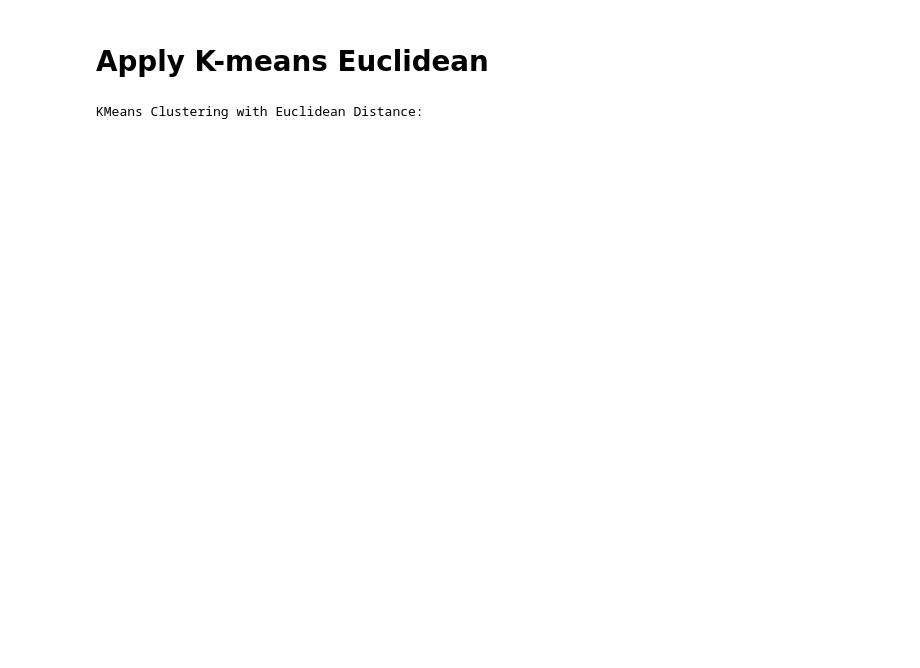
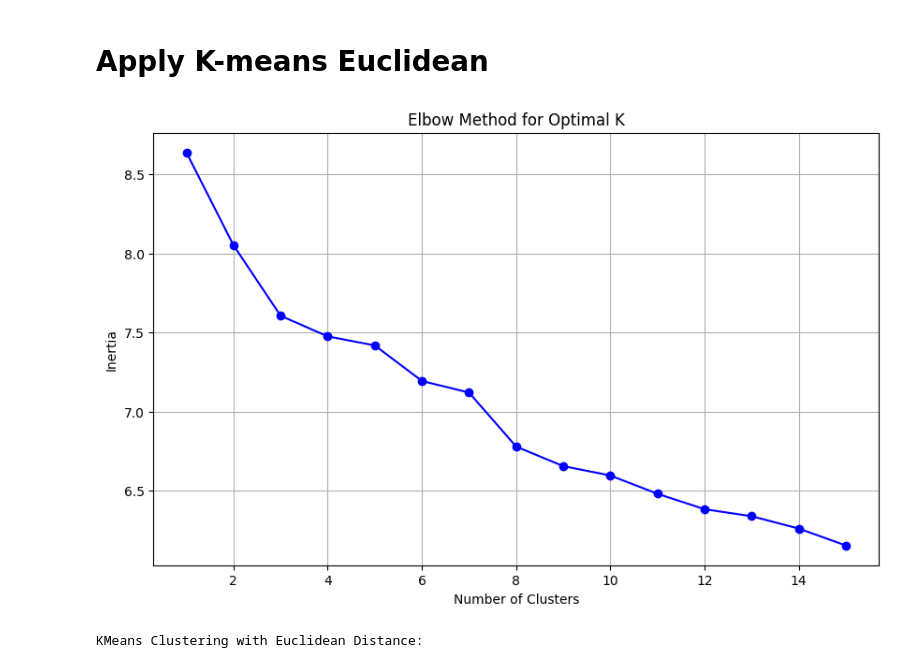
Before and after one commit to blackswan-quants/dtwclustering_sp500, a Jupyter notebook: clustering notebook (1).ipynb, the cells around one changed output. Cells and saved outputs as stored; diff of their text form; code cells hidden in the pictures; blank space fills up the shorter version.

```diff
--- a/clustering notebook (1).ipynb
+++ b/clustering notebook (1).ipynb
@@ -427,5 +410,11 @@ Number of Clusters: 2
 # %% [markdown]
 # Apply K-means Euclidean
+# %%
+#elbow method for kmeans clustering
+clustering.kmeans_clustering(n_clusters=3)
+clustering.plot_elbow(max_clusters=15)
+# %% [output]
+[figure, added]
 # %%
 # KMeans Clustering with Euclidean Distance
 print("\nKMeans Clustering with Euclidean Distance:")
```
Also changed, not shown: parts of 22 cells of this notebook.
